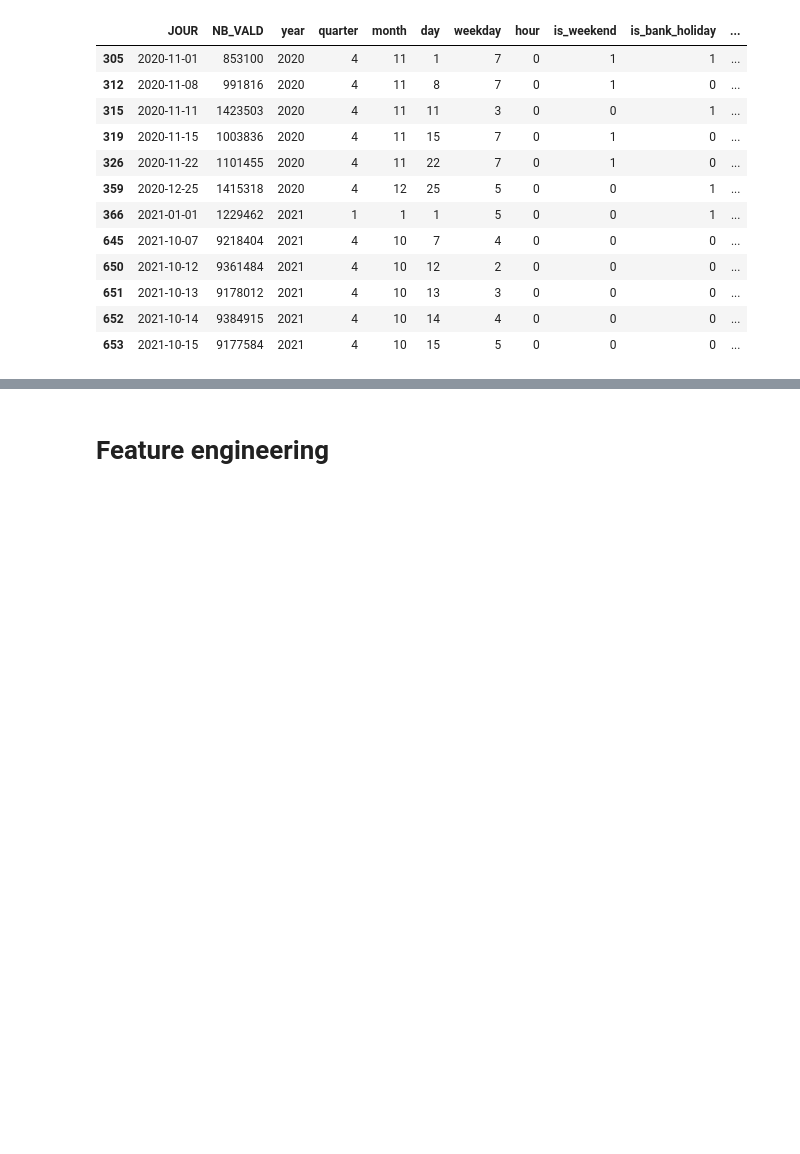
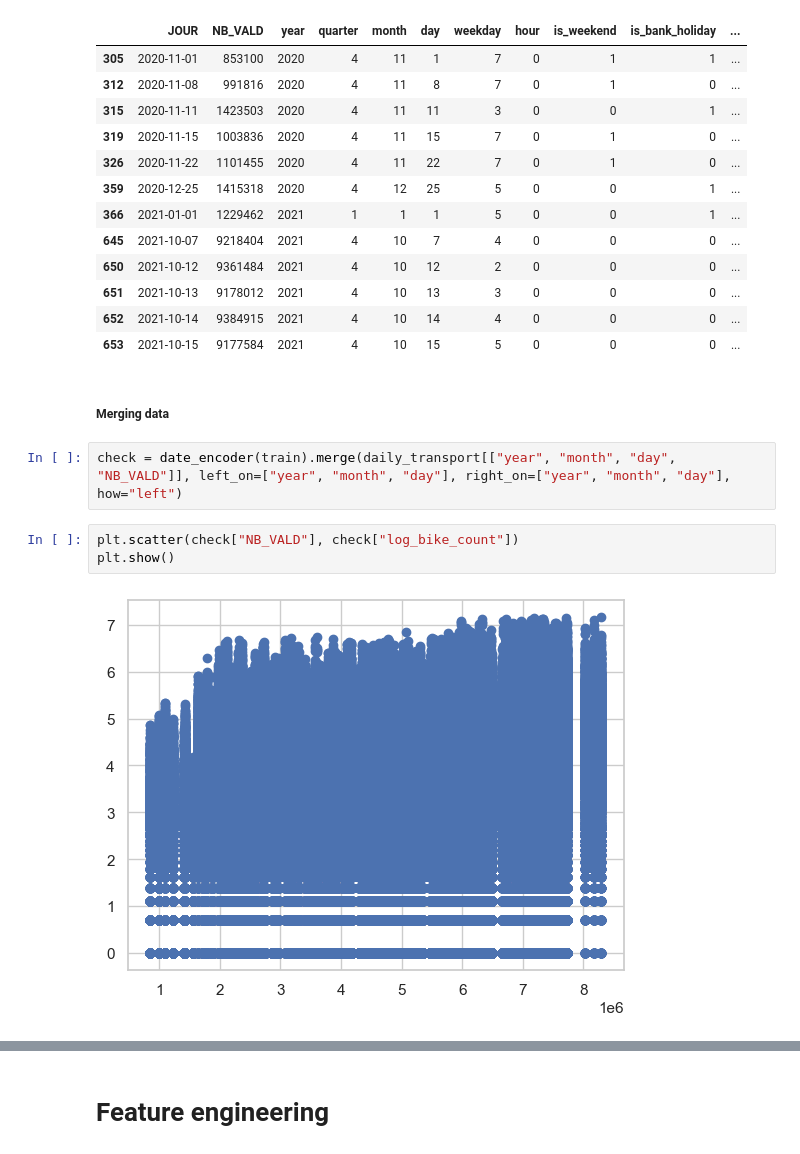
Before and after one commit to p-haas/bike_counters, a Jupyter notebook: WIP/eda_notebook.ipynb, the cells around one changed output, grey strips where cells are left out. Cells and saved outputs as stored; diff of their text form; blank space fills up the shorter version.

```diff
--- a/WIP/eda_notebook.ipynb
+++ b/WIP/eda_notebook.ipynb
@@ -1088,3 +1211,12 @@ daily_transport[mask]
 | 651 | 2021-10-13 | 9178012 | 2021 | 4 | 10 | 13 | 3 | 0 | 0 | 0 | ... |
 | 652 | 2021-10-14 | 9384915 | 2021 | 4 | 10 | 14 | 4 | 0 | 0 | 0 | ... |
 | 653 | 2021-10-15 | 9177584 | 2021 | 4 | 10 | 15 | 5 | 0 | 0 | 0 | ... |
+# %% [markdown]
+##### Merging data
+# %%
+check = date_encoder(train).merge(daily_transport[["year", "month", "day", "NB_VALD"]], left_on=["year", "month", "day"], right_on=["year", "month", "day"], how="left")
+# %%
+plt.scatter(check["NB_VALD"], check["log_bike_count"])
+plt.show()
+# %% [output]
+[figure, added]
```
Also changed, not shown: parts of 24 cells of this notebook, 2 other files.
